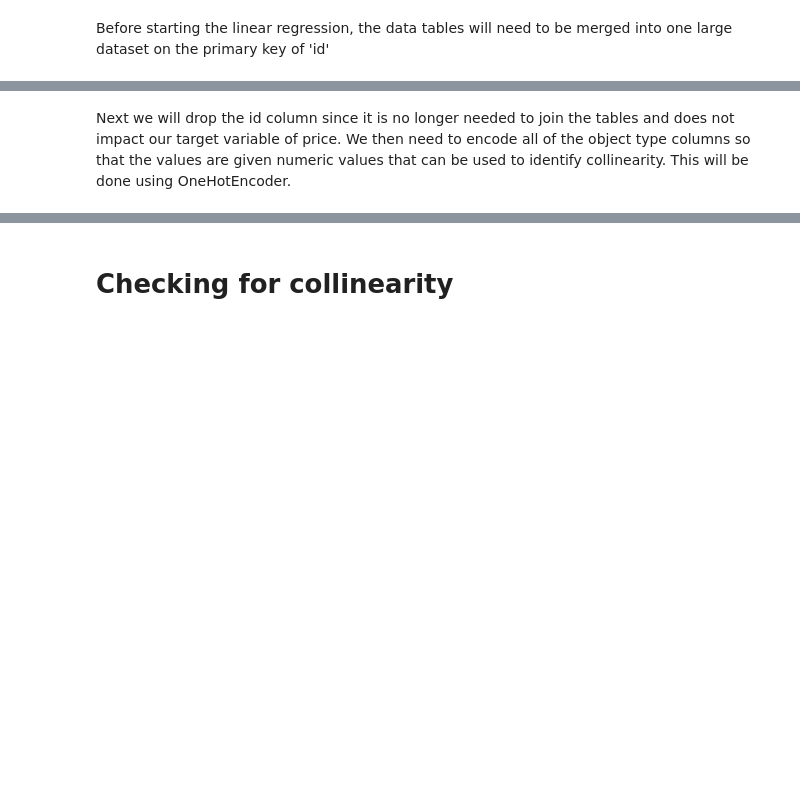
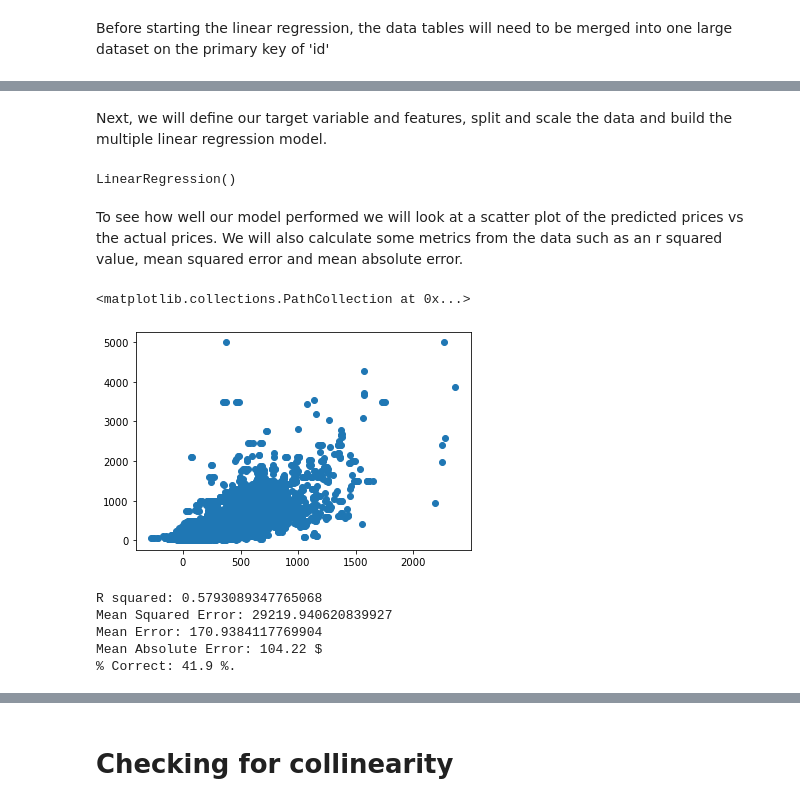
Before and after one commit to whitneylosinski/Eat.Sleep.Data, a Jupyter notebook: Notebooks/Airbnb_Analysis.ipynb, the cells around one changed output, grey strips where cells are left out. Drawn from its saved outputs; the diff is of its cells as text; code cells hidden in the pictures; blank space fills up the shorter version.

Commit message:
Added baseline models.

```diff
--- a/Notebooks/Airbnb_Analysis.ipynb
+++ b/Notebooks/Airbnb_Analysis.ipynb
@@ -329,6 +338,6 @@ Reviewing the parsed table above, the team noticed that there is one column whic
 # %%
 # Drop the amenities column and the column with no name.
-amenities_df = amenities_df.drop(columns=['amenities', ''])
+amenities_df = amenities_df.drop(columns=['amenities', '', 'translation_missing:_en.hosting_amenity_49', 'translation_missing:_en.hosting_amenity_50'])
 amenities_df.head()
 # %% [output]
 |  | id | tv | internet | wifi | air_conditioning | kitchen | free_parking_on_premises | ... |
@@ -532,0 +544,12 @@ merged.head(5)
+# %%
+# Drop the id column
+merged = merged.drop(columns = 'id')
+
+# Get a list of the object type columns.
+objects = merged.dtypes[merged.dtypes == 'object'].index.tolist()
+
+# Encode objects to transform objects type columns to numeric values.
+le = LabelEncoder()
+for obj in objects:
+    merged[obj] = le.fit_transform(merged[obj])
+merged.head()
@@ -537,2 +567,61 @@ merged.shape
-# %% [markdown]
-Next we will drop the id column since it is no longer needed to join the tables and does not impact our target variable of price.  We then need to encode all of the object type columns so that the values are given numeric values that can be used to identify collinearity.  This will be done using OneHotEncoder.
+# %% [markdown]
+Next, we will define our target variable and features, split and scale the data and build the multiple linear regression model.
+# %%
+# Define the target and feature variables.
+y = merged['price']
+X = merged.drop(columns ='price')
+
+#  reshape the variables for sklearn format numpy array
+X = X.values.reshape(-1, 211)
+
+# Split the preprocessed data into a training and testing dataset
+X_train, X_test, y_train, y_test = train_test_split(X, y, random_state=78)
+
+# Scale the train and test feature data.
+data_scaler = StandardScaler()
+X_train_scaled = data_scaler.fit_transform(X_train)
+X_test_scaled = data_scaler.fit_transform(X_test)
+
+# instantiate the model
+regr = linear_model.LinearRegression()
+
+# Train the linear regression model on the train data.
+regr.fit(X_train_scaled, y_train)
+# %% [output]
+LinearRegression()
+# %% [markdown]
+To see how well our model performed we will look at a scatter plot of the predicted prices vs the actual prices.  We will also calculate some metrics from the data such as an r squared value, mean squared error and mean absolute error.
+# %%
+# Calculate the predicted prices for scaled_X using the model.
+y_pred = regr.predict(X_test_scaled)
+plt.scatter(y_pred, y_test)
+# %% [output]
+<matplotlib.collections.PathCollection at 0x...>
+[figure, added]
+# %%
+# Calculate the r2 of the initial model.
+model_r2 = r2_score(y_test,y_pred)
+print(f'R squared: {model_r2}')
+
+# Calculate the mean squared error and mean errorof the intial model.
+mse = mean_squared_error(y_test, y_pred)
+print(f'Mean Squared Error: {mse}')
+rmse = np.sqrt(mse)
+print(f"Mean Error: {rmse}")
+
+# Calculate the absolute errors
+errors = abs(y_pred - y_test)
+print('Mean Absolute Error:', round(np.mean(errors), 2), '$')
+
+# Calculate mean absolute percentage error (MAPE)
+mape = 100 * (errors /y_test )
+
+# Calculate and display accuracy
+accuracy = 100 - np.mean(mape)
+print('% Correct:', round(accuracy, 2), '%.')
+# %% [output]
+R squared: 0.5793089347765068
+Mean Squared Error: 29219.940620839927
+Mean Error: 170.9384117769904
+Mean Absolute Error: 104.22 $
+% Correct: 41.9 %.
```
Also changed, not shown: parts of 59 cells of this notebook.
